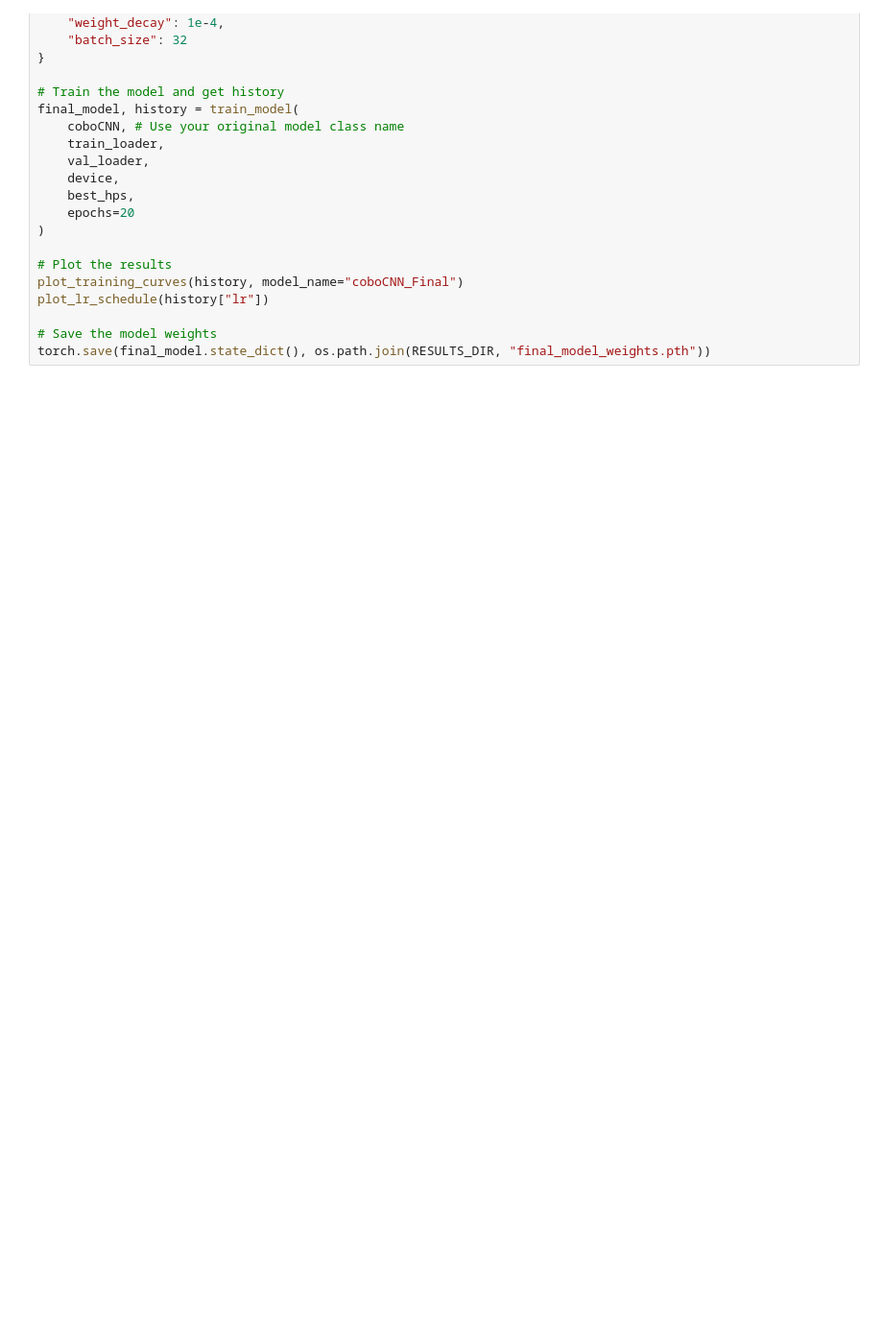
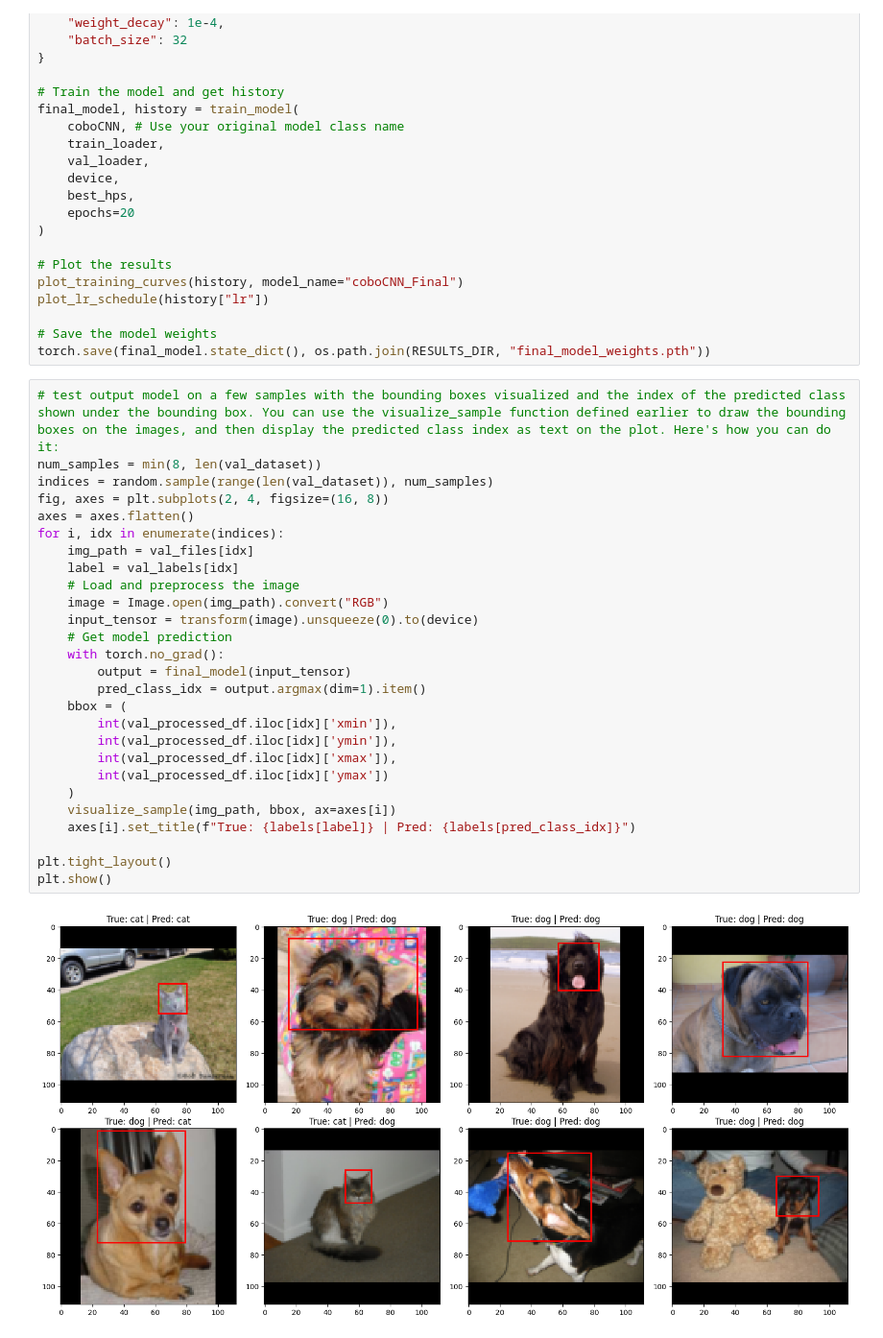
Before and after one commit to kianniek/UU_CV_Dog_Cat_object_detection, a Jupyter notebook: notebooks/CatDogCNN.ipynb, the cells around one changed output. Shown at 96% size. Cells and saved outputs as stored; diff of their text form; blank space fills up the shorter version.

Commit message:
Added test output that shows have the model visually did

```diff
--- a/notebooks/CatDogCNN.ipynb
+++ b/notebooks/CatDogCNN.ipynb
@@ -695,3 +695,32 @@ plot_lr_schedule(history["lr"])
 
 # Save the model weights
 torch.save(final_model.state_dict(), os.path.join(RESULTS_DIR, "final_model_weights.pth"))
+# %%
+# test output model on a few samples with the bounding boxes visualized and the index of the predicted class shown under the bounding box. You can use the visualize_sample function defined earlier to draw the bounding boxes on the images, and then display the predicted class index as text on the plot. Here's how you can do it:
+num_samples = min(8, len(val_dataset))
+indices = random.sample(range(len(val_dataset)), num_samples)
+fig, axes = plt.subplots(2, 4, figsize=(16, 8))
+axes = axes.flatten()
+for i, idx in enumerate(indices):
+    img_path = val_files[idx]
+    label = val_labels[idx]
+    # Load and preprocess the image
+    image = Image.open(img_path).convert("RGB")
+    input_tensor = transform(image).unsqueeze(0).to(device)
+    # Get model prediction
+    with torch.no_grad():
+        output = final_model(input_tensor)
+        pred_class_idx = output.argmax(dim=1).item()
+    bbox = (
+        int(val_processed_df.iloc[idx]['xmin']),
+        int(val_processed_df.iloc[idx]['ymin']),
+        int(val_processed_df.iloc[idx]['xmax']),
+        int(val_processed_df.iloc[idx]['ymax'])
+    )
+    visualize_sample(img_path, bbox, ax=axes[i])
+    axes[i].set_title(f"True: {labels[label]} | Pred: {labels[pred_class_idx]}")
+
+plt.tight_layout()
+plt.show()
+# %% [output]
+[figure, added]
```
